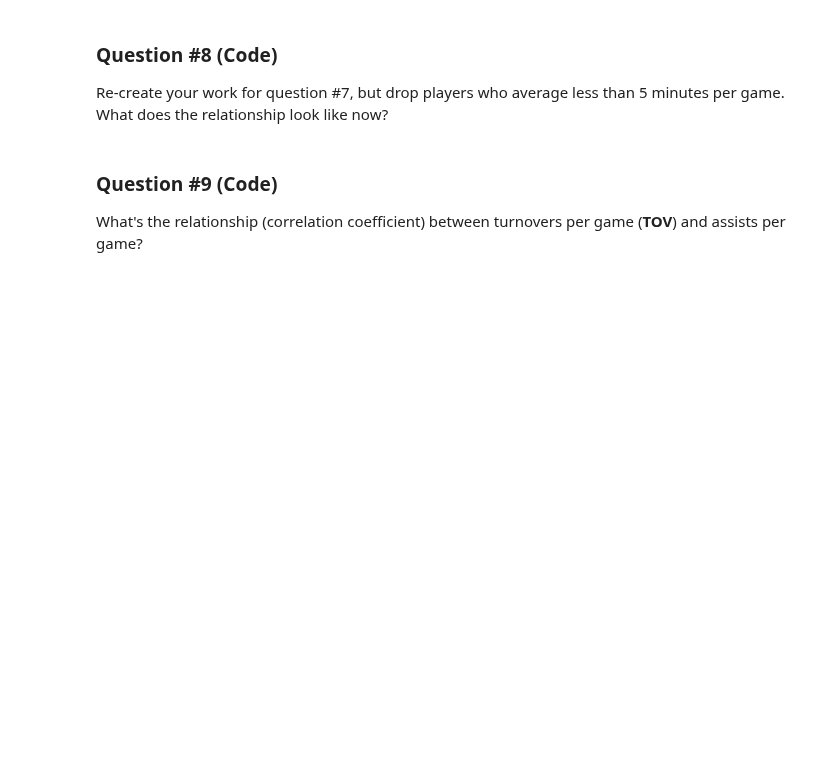
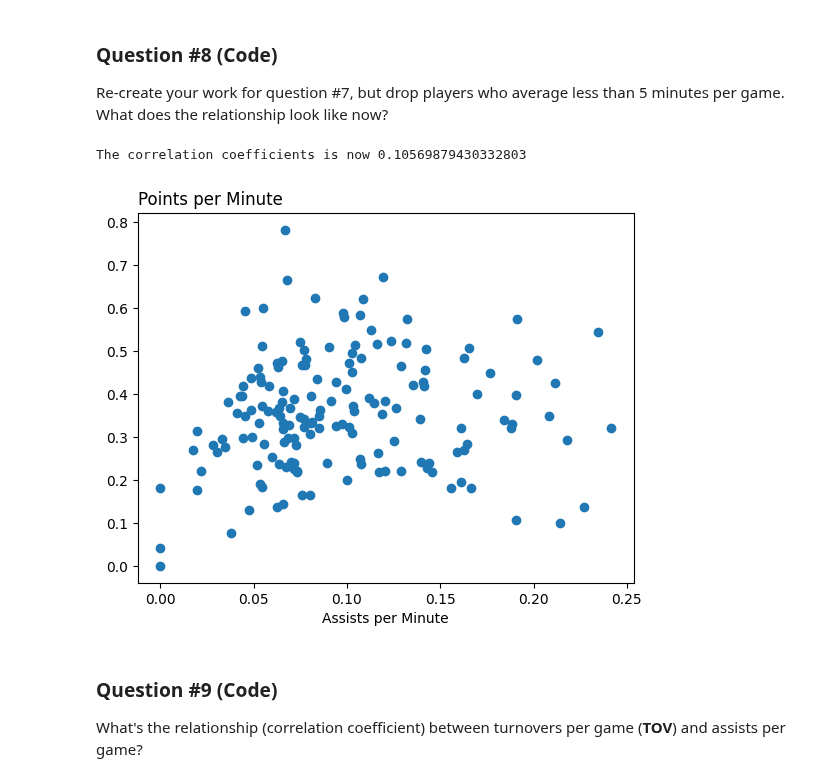
Before and after one commit to pharringtonp19/business-analytics, a Jupyter notebook: homeworks/HW2_solutions.ipynb, the cells around one changed output. Saved outputs shown, nothing was run; the diff lists cells and outputs as text; code cells hidden in the pictures; blank space fills up the shorter version.

```diff
--- a/homeworks/HW2_solutions.ipynb
+++ b/homeworks/HW2_solutions.ipynb
@@ -132,6 +126,17 @@ Create a scatter plot of assists per minute v.s.points per minute. Also calculat
 ### Question #8 (**Code**)
 
 Re-create your work for question #7, but drop players who average less than 5 minutes per game. What does the relationship look like now?
+# %%
+condition = df['MP.1'] >= 5
+new_df = df[condition]
+print("The correlation coefficients is now", new_df['AST_per'].corr(new_df['PTS_per']))
+plt.scatter(new_df['AST_per'], new_df['PTS_per'])
+plt.xlabel('Assists per Minute')
+plt.title('Points per Minute', loc='left')
+plt.show()
+# %% [output]
+The correlation coefficients is now 0.10569879430332803
+[figure, added]
 # %% [markdown]
 ### Question #9 (**Code**)
 
```
Also changed, not shown: parts of 2 cells of this notebook.
